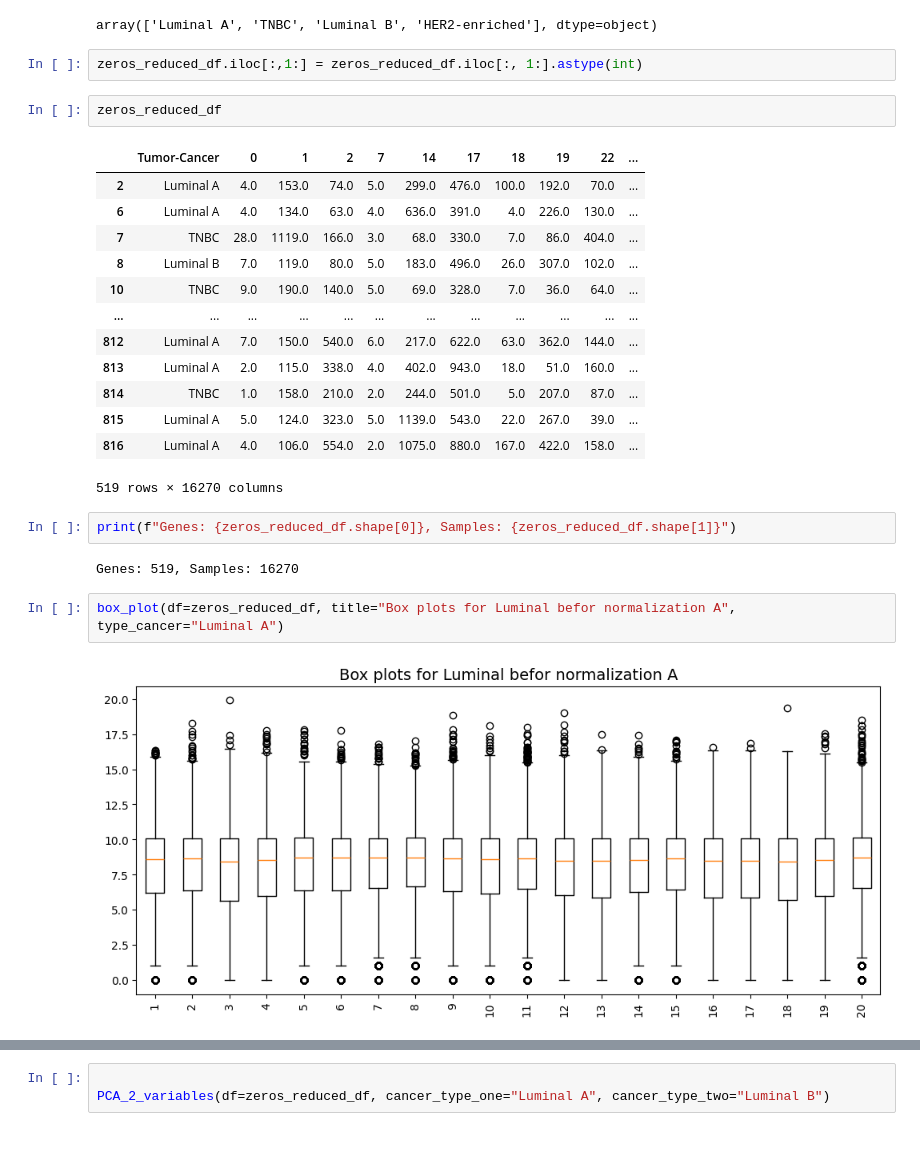
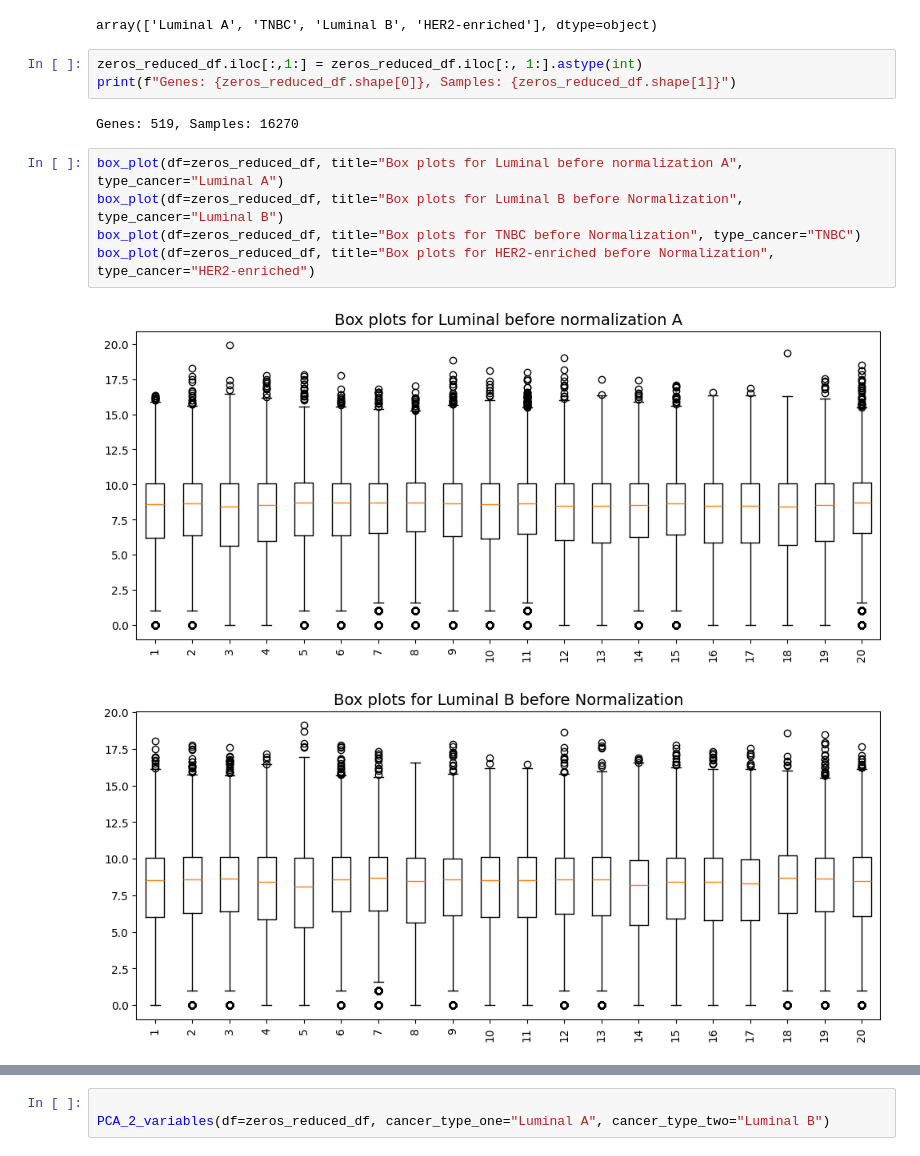
Before and after one commit to Fasmanuel2002/UPSA_Thesis_Research, a Jupyter notebook: research/notebooks/Clinical_data.ipynb, the cells around one changed output, grey strips where cells are left out. Cells and saved outputs as stored; diff of their text form.

```diff
--- a/research/notebooks/Clinical_data.ipynb
+++ b/research/notebooks/Clinical_data.ipynb
@@ -250,27 +198,14 @@ zeros_reduced_df["Tumor-Cancer"].unique()
 array(['Luminal A', 'TNBC', 'Luminal B', 'HER2-enriched'], dtype=object)
 # %%
 zeros_reduced_df.iloc[:,1:] = zeros_reduced_df.iloc[:, 1:].astype(int)
+print(f"Genes: {zeros_reduced_df.shape[0]}, Samples: {zeros_reduced_df.shape[1]}")
+# %% [output]
+Genes: 519, Samples: 16270
-# %%
-zeros_reduced_df
-# %% [output]
-|  | Tumor-Cancer | 0 | 1 | 2 | 7 | 14 | 17 | 18 | 19 | 22 | ... |
-| 2 | Luminal A | 4.0 | 153.0 | 74.0 | 5.0 | 299.0 | 476.0 | 100.0 | 192.0 | 70.0 | ... |
-| 6 | Luminal A | 4.0 | 134.0 | 63.0 | 4.0 | 636.0 | 391.0 | 4.0 | 226.0 | 130.0 | ... |
-| 7 | TNBC | 28.0 | 1119.0 | 166.0 | 3.0 | 68.0 | 330.0 | 7.0 | 86.0 | 404.0 | ... |
-| 8 | Luminal B | 7.0 | 119.0 | 80.0 | 5.0 | 183.0 | 496.0 | 26.0 | 307.0 | 102.0 | ... |
-| 10 | TNBC | 9.0 | 190.0 | 140.0 | 5.0 | 69.0 | 328.0 | 7.0 | 36.0 | 64.0 | ... |
-| ... | ... | ... | ... | ... | ... | ... | ... | ... | ... | ... | ... |
-| 812 | Luminal A | 7.0 | 150.0 | 540.0 | 6.0 | 217.0 | 622.0 | 63.0 | 362.0 | 144.0 | ... |
-| 813 | Luminal A | 2.0 | 115.0 | 338.0 | 4.0 | 402.0 | 943.0 | 18.0 | 51.0 | 160.0 | ... |
-| 814 | TNBC | 1.0 | 158.0 | 210.0 | 2.0 | 244.0 | 501.0 | 5.0 | 207.0 | 87.0 | ... |
-| 815 | Luminal A | 5.0 | 124.0 | 323.0 | 5.0 | 1139.0 | 543.0 | 22.0 | 267.0 | 39.0 | ... |
-| 816 | Luminal A | 4.0 | 106.0 | 554.0 | 2.0 | 1075.0 | 880.0 | 167.0 | 422.0 | 158.0 | ... |
-519 rows × 16270 columns
-# %%
-print(f"Genes: {zeros_reduced_df.shape[0]}, Samples: {zeros_reduced_df.shape[1]}")
-# %% [output]
-Genes: 519, Samples: 16270
 # %%
-box_plot(df=zeros_reduced_df, title="Box plots for Luminal befor normalization A", type_cancer="Luminal A")
+box_plot(df=zeros_reduced_df, title="Box plots for Luminal before normalization A", type_cancer="Luminal A")
+box_plot(df=zeros_reduced_df, title="Box plots for Luminal B before Normalization", type_cancer="Luminal B")
+box_plot(df=zeros_reduced_df, title="Box plots for TNBC before Normalization", type_cancer="TNBC")
+box_plot(df=zeros_reduced_df, title="Box plots for HER2-enriched before Normalization", type_cancer="HER2-enriched")
 # %% [output]
-[figure, old version]
+[figure, new version]
+[figure, added]
```
Also changed, not shown: parts of 24 cells of this notebook.
